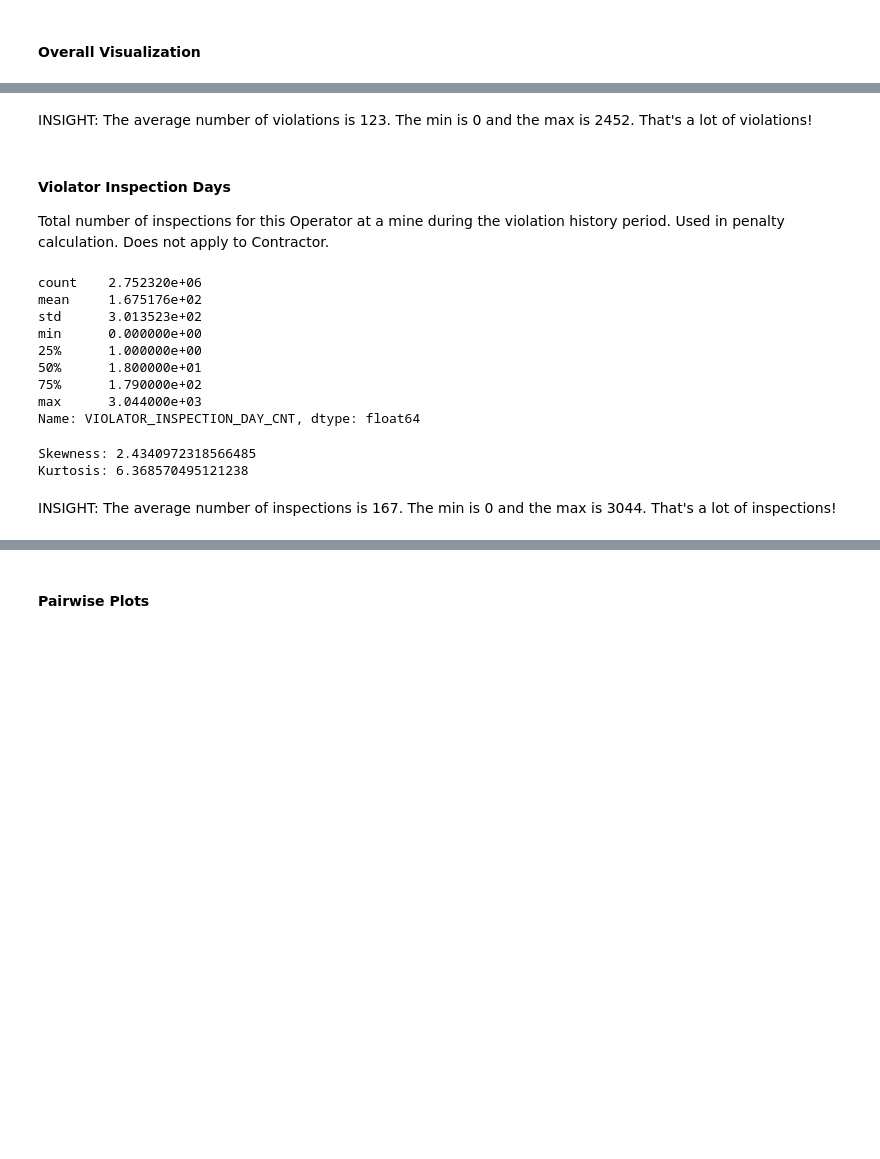
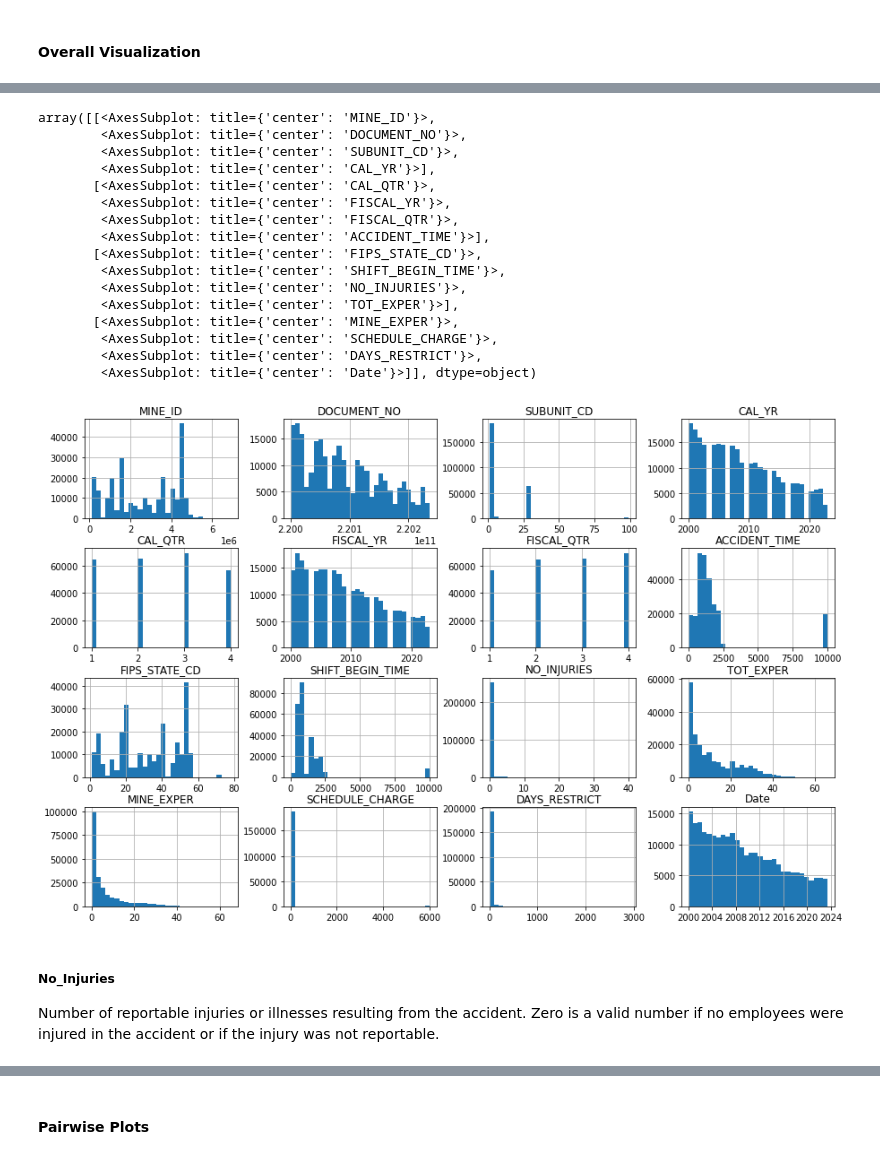
Before and after one commit to hdavis-sandiego/ADS-capstone, a Jupyter notebook: Capstone - Accidents EDA.ipynb, the cells around one changed output, grey strips where cells are left out. Drawn from its saved outputs; the diff is of its cells as text; code cells hidden in the pictures; blank space fills up the shorter version.

```diff
--- a/Capstone - Accidents EDA.ipynb
+++ b/Capstone - Accidents EDA.ipynb
@@ -711,26 +312,24 @@ Kurtosis: 10.344632494860818
-# %% [markdown]
-INSIGHT: The average number of violations is 123. The min is 0 and the max is 2452. That's a lot of violations!
-# %% [markdown]
-#### Violator Inspection Days
-
-Total number of inspections for this Operator at a mine during the violation history period. Used in penalty calculation. Does not apply to Contractor.
-# %%
-violations.VIOLATOR_INSPECTION_DAY_CNT.describe()
-# %% [output]
-count    2.752320e+06
-mean     1.675176e+02
-std      3.013523e+02
-min      0.000000e+00
-25%      1.000000e+00
-50%      1.800000e+01
-75%      1.790000e+02
-max      3.044000e+03
-Name: VIOLATOR_INSPECTION_DAY_CNT, dtype: float64
-# %%
-print(f"Skewness: {violations['VIOLATOR_INSPECTION_DAY_CNT'].skew()}")
-print(f"Kurtosis: {violations['VIOLATOR_INSPECTION_DAY_CNT'].kurt()}")
-# %% [output]
-Skewness: 2.4340972318566485
-Kurtosis: 6.368570495121238
-# %% [markdown]
-INSIGHT: The average number of inspections is 167. The min is 0 and the max is 3044. That's a lot of inspections!
+# %%
+accidents.hist(bins=30, figsize=(15, 10))
+# %% [output]
+array([[<AxesSubplot: title={'center': 'MINE_ID'}>,
+        <AxesSubplot: title={'center': 'DOCUMENT_NO'}>,
+        <AxesSubplot: title={'center': 'SUBUNIT_CD'}>,
+        <AxesSubplot: title={'center': 'CAL_YR'}>],
+       [<AxesSubplot: title={'center': 'CAL_QTR'}>,
+        <AxesSubplot: title={'center': 'FISCAL_YR'}>,
+        <AxesSubplot: title={'center': 'FISCAL_QTR'}>,
+        <AxesSubplot: title={'center': 'ACCIDENT_TIME'}>],
+       [<AxesSubplot: title={'center': 'FIPS_STATE_CD'}>,
+        <AxesSubplot: title={'center': 'SHIFT_BEGIN_TIME'}>,
+        <AxesSubplot: title={'center': 'NO_INJURIES'}>,
+        <AxesSubplot: title={'center': 'TOT_EXPER'}>],
+       [<AxesSubplot: title={'center': 'MINE_EXPER'}>,
+        <AxesSubplot: title={'center': 'SCHEDULE_CHARGE'}>,
+        <AxesSubplot: title={'center': 'DAYS_RESTRICT'}>,
+        <AxesSubplot: title={'center': 'Date'}>]], dtype=object)
+[figure, added]
+# %% [markdown]
+##### No_Injuries
+
+Number of reportable injuries or illnesses resulting from the accident.  Zero is a valid number if no employees were injured in the accident or if the injury was not reportable.
```
Also changed, not shown: parts of 236 cells of this notebook, 1 other file.
